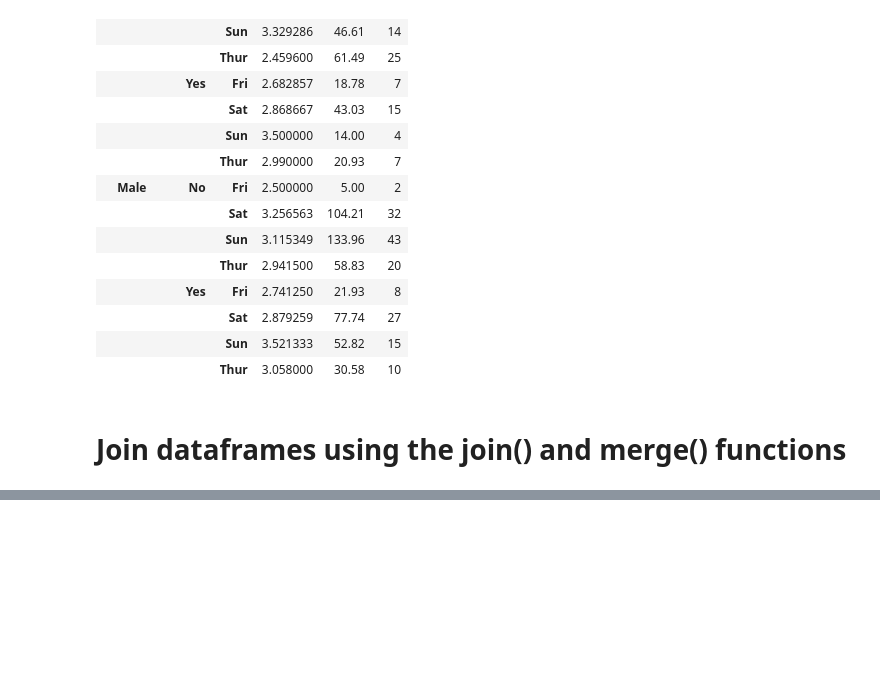
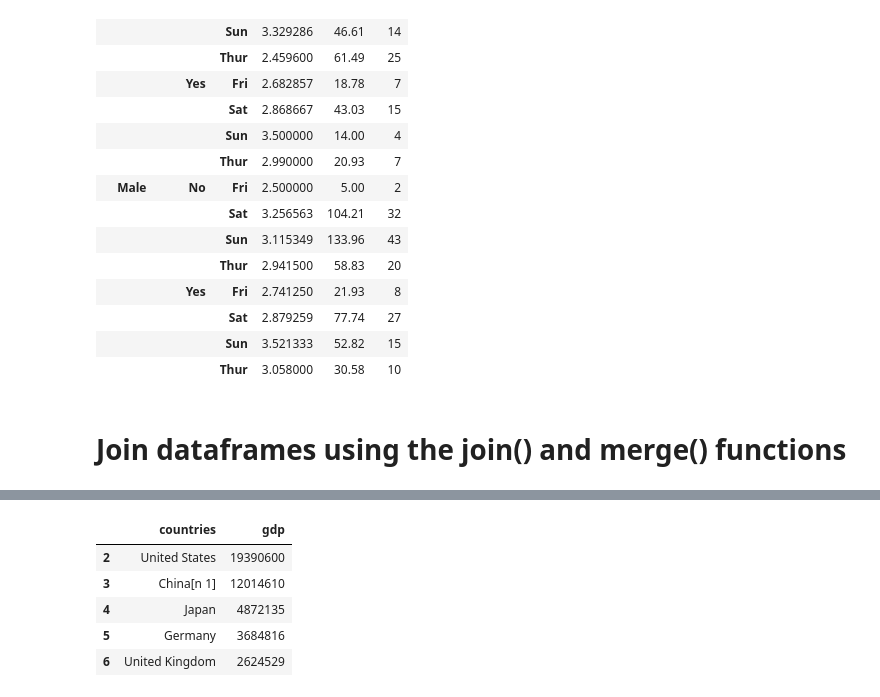
Before and after one commit to sammienjihia/data_science, a Jupyter notebook: pandas_vs_sql.ipynb, the cells around one changed output, grey strips where cells are left out. Cells and saved outputs as stored; diff of their text form; code cells hidden in the pictures; blank space fills up the shorter version.

```diff
--- a/pandas_vs_sql.ipynb
+++ b/pandas_vs_sql.ipynb
@@ -516,0 +547,2 @@ pd_data.groupby(['sex', 'smoker', 'day']).agg({'tip':[np.mean, np.sum], 'day':np
+# %%
+pd_countriesGDP.columns = ['countries', 'gdp']
@@ -516,0 +551,9 @@ pd_data.groupby(['sex', 'smoker', 'day']).agg({'tip':[np.mean, np.sum], 'day':np
+# %%
+pd_countriesGDP.head()
+# %% [output]
+|  | countries | gdp |
+| 2 | United States | 19390600 |
+| 3 | China[n 1] | 12014610 |
+| 4 | Japan | 4872135 |
+| 5 | Germany | 3684816 |
+| 6 | United Kingdom | 2624529 |
```
Also changed, not shown: parts of 5 cells of this notebook, 6 other files.
